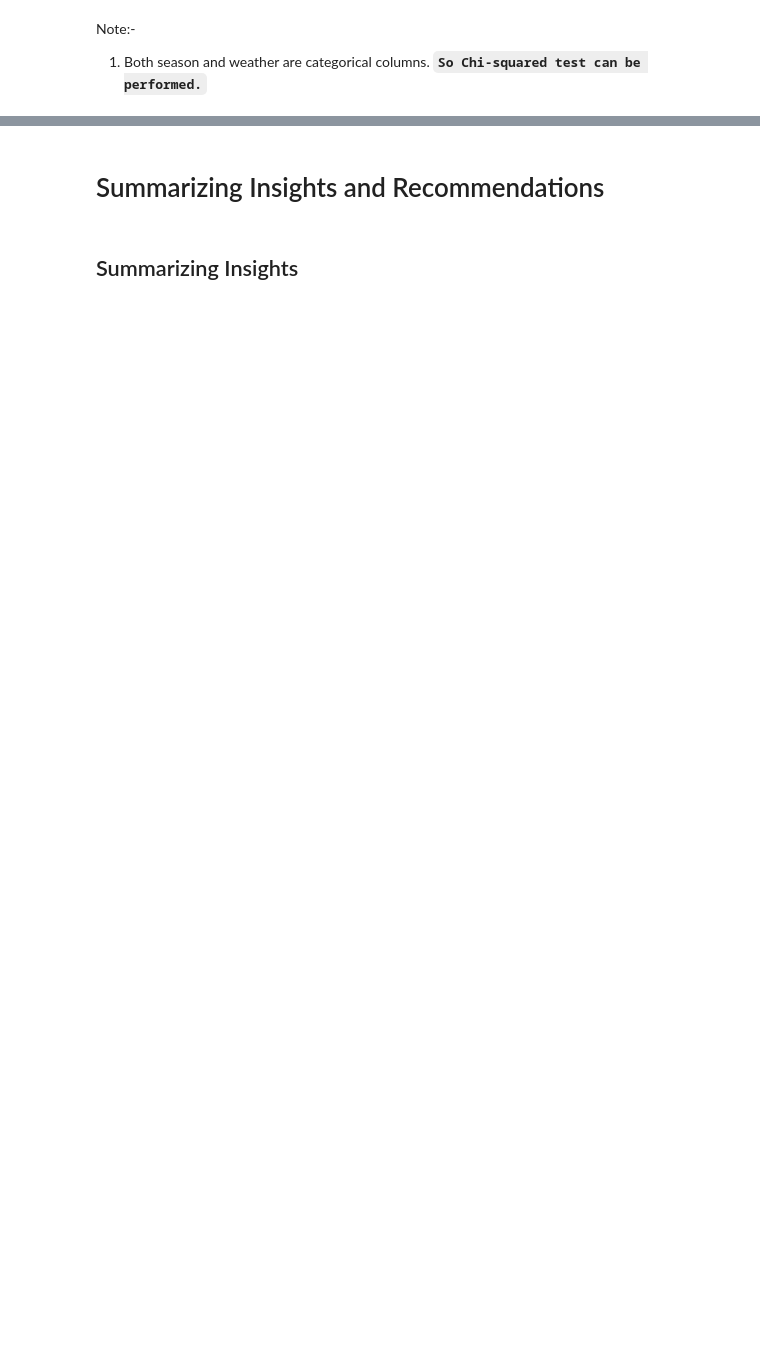
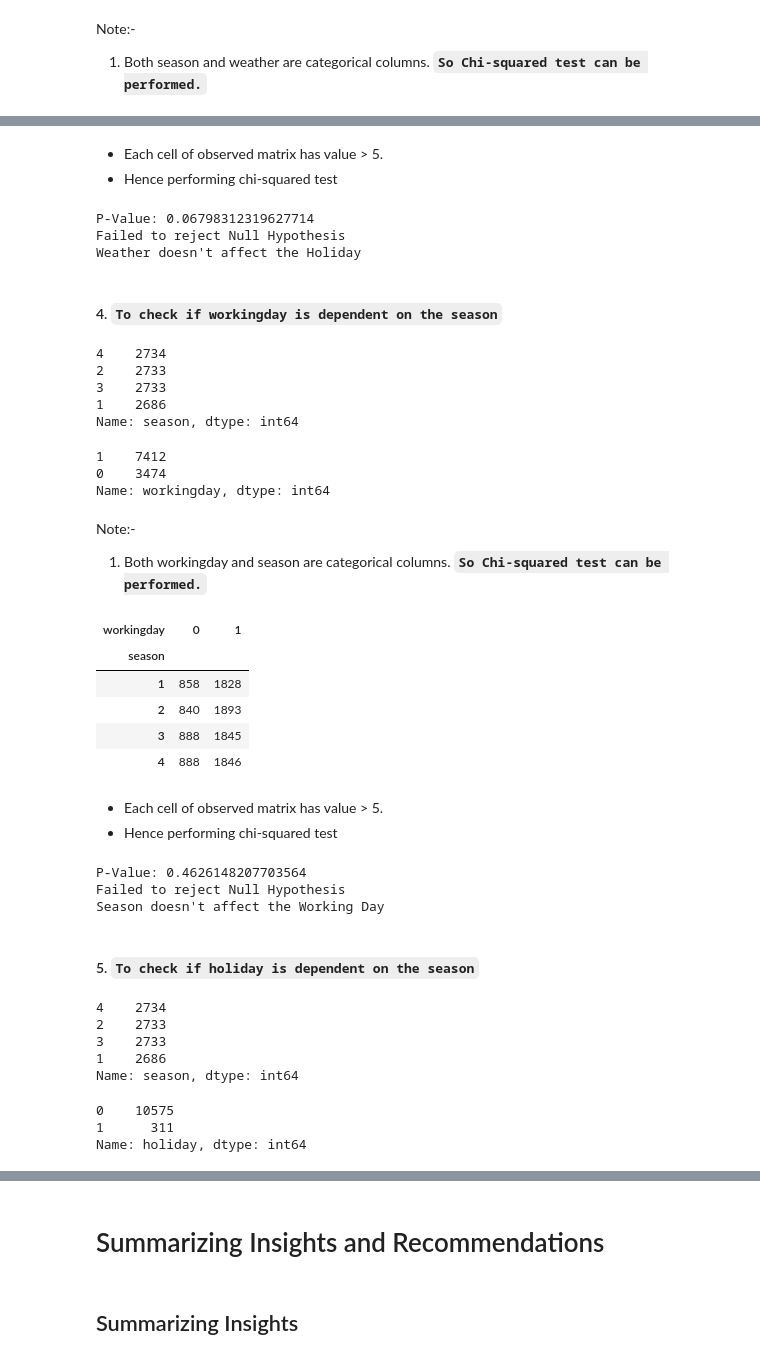
Before and after one commit to 9anubhavtyagi/yulu_eda, a Jupyter notebook: yulu_eda.ipynb, the cells around one changed output, grey strips where cells are left out. Drawn from its saved outputs; the diff is of its cells as text; code cells hidden in the pictures; blank space fills up the shorter version.

```diff
--- a/yulu_eda.ipynb
+++ b/yulu_eda.ipynb
@@ -1429,0 +1677,74 @@ Number of e-cycle rented on holiday = number of e-cycle rented on non-holiday
+# %% [markdown]
+- Each cell of observed matrix has value > 5.
+- Hence performing chi-squared test
+# %%
+Ho = "Weather doesn't affect the Holiday"
+Ha = "Weather affects the Holiday"
+alpha = 0.05
+
+chi_stat, p_value, dof, expected_matrix = stats.chi2_contingency(observed_matrix)
+show_test_result(Ho, Ha, p_value, alpha)
+# %% [output]
+P-Value: 0.06798312319627714
+Failed to reject Null Hypothesis
+Weather doesn't affect the Holiday
+# %% [markdown]
+#### 4. `To check if workingday is dependent on the season`
+# %%
+df['season'].value_counts()
+# %% [output]
+4    2734
+2    2733
+3    2733
+1    2686
+Name: season, dtype: int64
+# %%
+df['workingday'].value_counts()
+# %% [output]
+1    7412
+0    3474
+Name: workingday, dtype: int64
+# %% [markdown]
+Note:-
+
+1. Both workingday and season are categorical columns. **`So Chi-squared test can be performed.`**
+# %%
+observed_matrix = pd.crosstab(index=df['season'], columns=df['workingday'])
+observed_matrix
+# %% [output]
+| workingday | 0 | 1 |
+| season |  |  |
+| 1 | 858 | 1828 |
+| 2 | 840 | 1893 |
+| 3 | 888 | 1845 |
+| 4 | 888 | 1846 |
+# %% [markdown]
+- Each cell of observed matrix has value > 5.
+- Hence performing chi-squared test
+# %%
+Ho = "Season doesn't affect the Working Day"
+Ha = "Season affects the Working Day"
+alpha = 0.05
+
+chi_stat, p_value, dof, expected_matrix = stats.chi2_contingency(observed_matrix)
+show_test_result(Ho, Ha, p_value, alpha)
+# %% [output]
+P-Value: 0.4626148207703564
+Failed to reject Null Hypothesis
+Season doesn't affect the Working Day
+# %% [markdown]
+#### 5. `To check if holiday is dependent on the season`
+# %%
+df['season'].value_counts()
+# %% [output]
+4    2734
+2    2733
+3    2733
+1    2686
+Name: season, dtype: int64
+# %%
+df['holiday'].value_counts()
+# %% [output]
+0    10575
+1      311
+Name: holiday, dtype: int64
```
Also changed, not shown: parts of 67 cells of this notebook.
